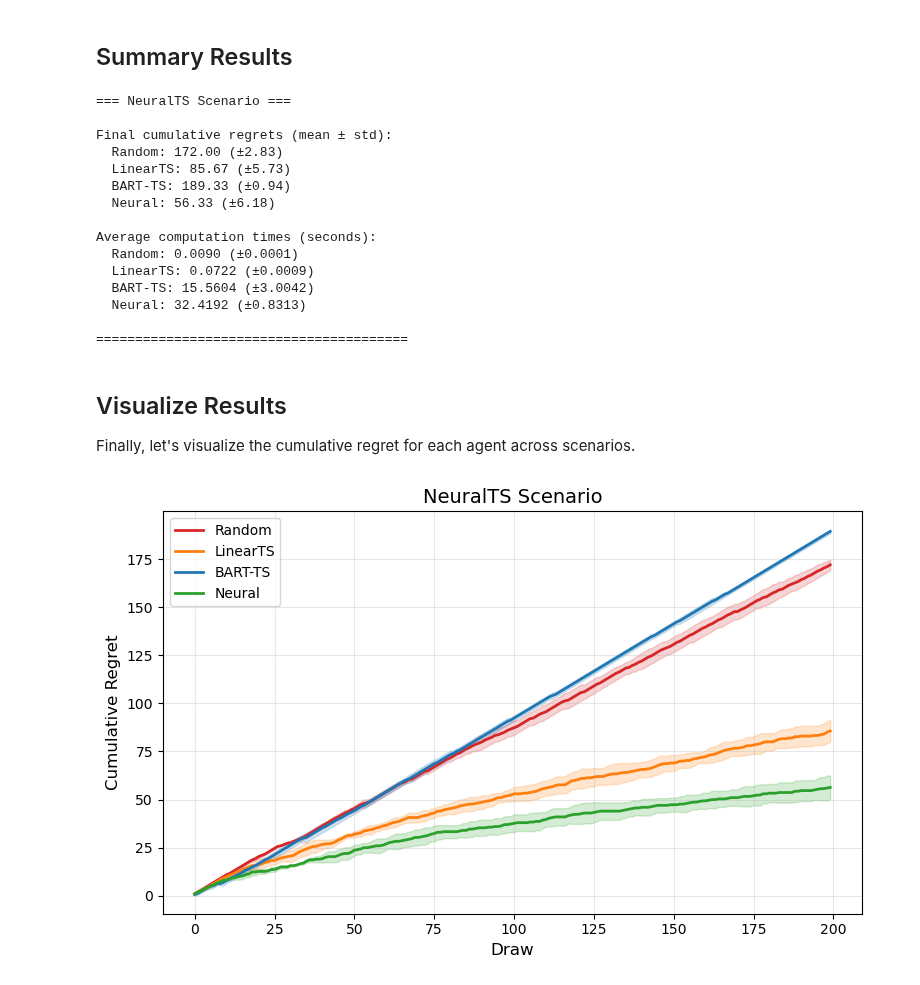
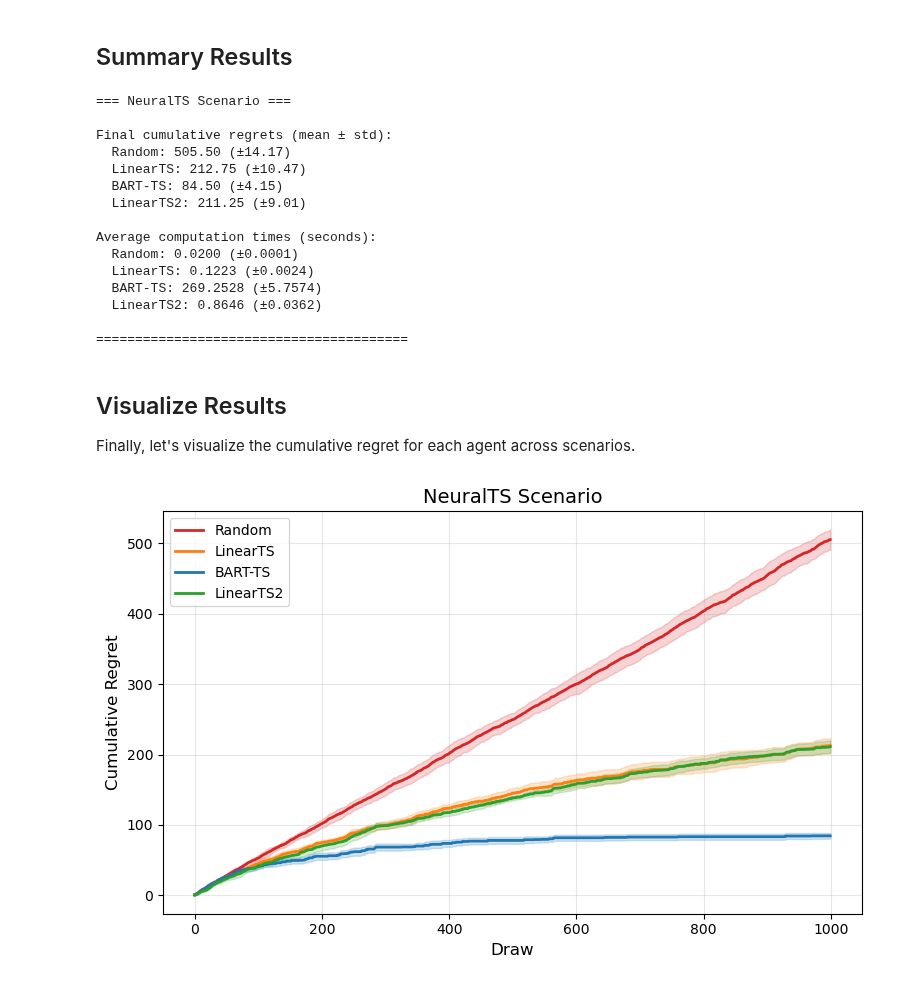
Before and after one commit to yanshuotan/bart-playground, a Jupyter notebook: notebooks/bandit/compare_agents_notebook.ipynb, the cells around one changed output. Saved outputs shown, nothing was run; the diff lists cells and outputs as text; code cells hidden in the pictures.

```diff
--- a/notebooks/bandit/compare_agents_notebook.ipynb
+++ b/notebooks/bandit/compare_agents_notebook.ipynb
@@ -25,38 +26,40 @@ scenarios = {
     # "Offset2": OffsetScenario(P=4, K=3, sigma2=0.1),
     # "Friedman": FriedmanScenario(P=5, K=3, sigma2=1.0, lambda_val=15),
     # "Sparse": FriedmanScenario(P=50, K=3, sigma2=1.0, lambda_val=5),
-    "NeuralTS": NeuralScenario('shuttle'),
+    "NeuralTS": MushroomScenario() # NeuralScenario('mushroom'),
 }
 
 np.random.seed(0)
 
-import torch
-torch.manual_seed(0)
-torch.cuda.manual_seed_all(42)
+# import torch
+# torch.manual_seed(0)
+# torch.cuda.manual_seed_all(42)
 # %%
 # Define experiment parameters
 from bart_playground.bandit.bcf_agent import BCFAgent, BCFAgentPSOff
 from bart_playground.bandit.basic_agents import SillyAgent, LinearTSAgent
 from bart_playground.bandit.ensemble_agent import EnsembleAgent
 from bart_playground.bandit.me_agents import HierTSAgent, LinearTSAgent2, LinearUCBAgent, METSAgent
-from bart_playground.bandit.bart_agent import BARTAgent
-from bart_playground.bandit.neural_ts_agent import NeuralTSDiagAgent
+from bart_playground.bandit.bart_agent import BARTAgent#, LogisticBARTAgent
+# from bart_playground.bandit.neural_ts_agent import NeuralTSDiagAgent
 
 import multiprocessing
 
+from bart_playground.bart import LogisticBART
+
 cores =  multiprocessing.cpu_count() - 1
 
-n_simulations = 3  # Number of simulations per scenario
-n_draws = 200      # Number of draws per simulation
+n_simulations = 4  # Number of simulations per scenario
+n_draws = 2000      # Number of draws per simulation
 
 def call_func():
     return(compare_agents_across_scenarios(
         scenarios=scenarios,
         n_simulations=n_simulations,
         n_draws=n_draws,
-        agent_classes=[SillyAgent, LinearTSAgent, BARTAgent, NeuralTSDiagAgent], #, EnsembleAgent], #, BCFAgentPSOff], # LinearUCBAgent, METSAgent, HierTSAgent],
-        agent_names=["Random", "LinearTS", "BART-TS", "Neural"], #, "MBCF+Linear"] #, "METS", "HierTS"],
-        n_jobs=1 # min(n_simulations, cores),  # Use all available cores or the number of simulations, whichever is smaller
+        agent_classes=[LinearTSAgent, BARTAgent, LinearTSAgent2], # NeuralTSDiagAgent], #, EnsembleAgent], #, BCFAgentPSOff], # LinearUCBAgent, METSAgent, HierTSAgent],
+        agent_names=["LinearTS", "BART-TS", "LinearTS2"], #, "Neural"], #, "MBCF+Linear"] #, "METS", "HierTS"],
+        n_jobs=-1 # min(n_simulations, cores),  # Use all available cores or the number of simulations, whichever is smaller
     ))
 # %%
 from bart_playground.samplers import Sampler
@@ -81,16 +85,16 @@ print_summary_results(results)
 === NeuralTS Scenario ===
 
 Final cumulative regrets (mean ± std):
-  Random: 172.00 (±2.83)
-  LinearTS: 85.67 (±5.73)
-  BART-TS: 189.33 (±0.94)
-  Neural: 56.33 (±6.18)
+  Random: 505.50 (±14.17)
+  LinearTS: 212.75 (±10.47)
+  BART-TS: 84.50 (±4.15)
+  LinearTS2: 211.25 (±9.01)
 
 Average computation times (seconds):
-  Random: 0.0090 (±0.0001)
-  LinearTS: 0.0722 (±0.0009)
-  BART-TS: 15.5604 (±3.0042)
-  Neural: 32.4192 (±0.8313)
+  Random: 0.0200 (±0.0001)
+  LinearTS: 0.1223 (±0.0024)
+  BART-TS: 269.2528 (±5.7574)
+  LinearTS2: 0.8646 (±0.0362)
 
 ========================================
 # %% [markdown]
@@ -112,15 +113,15 @@ with open(result_filename, "wb") as file:
 # %%
 # import pickle
 # results_dir = "./results/agent_comparison5"
 # result_filename = os.path.join(results_dir, f"result.pkl")
-results, n_draws = pickle.load(file=open(result_filename, "rb"))
+# results, n_draws = pickle.load(file=open(result_filename, "rb"))
 
 # Plot results and save to file
 plot_comparison_results(
     results=results,
     n_draws=n_draws,
     save_path=f"{results_dir}/agent_comparison_results.png",
     show_time=False
 )
 # %% [output]
-[figure, old version]
+[figure, new version]
```
Also changed, not shown: parts of 4 cells of this notebook, 7 other files.
